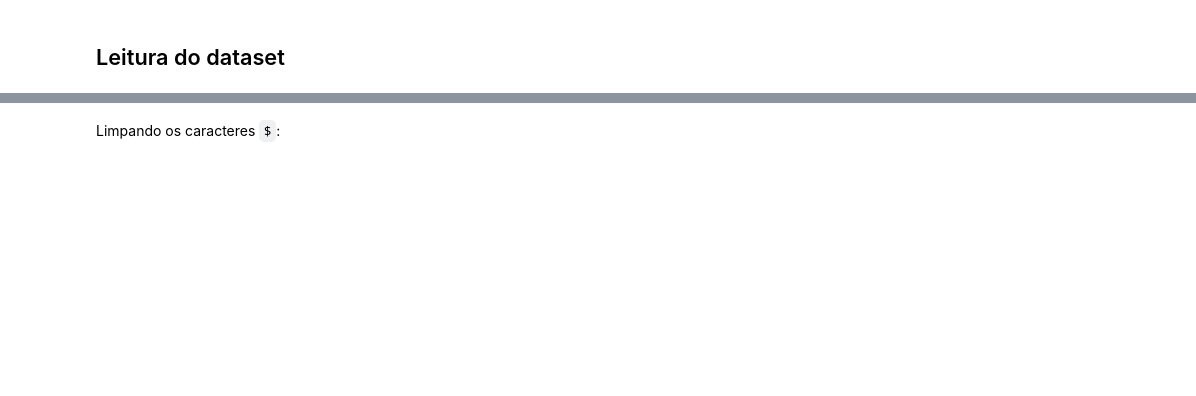
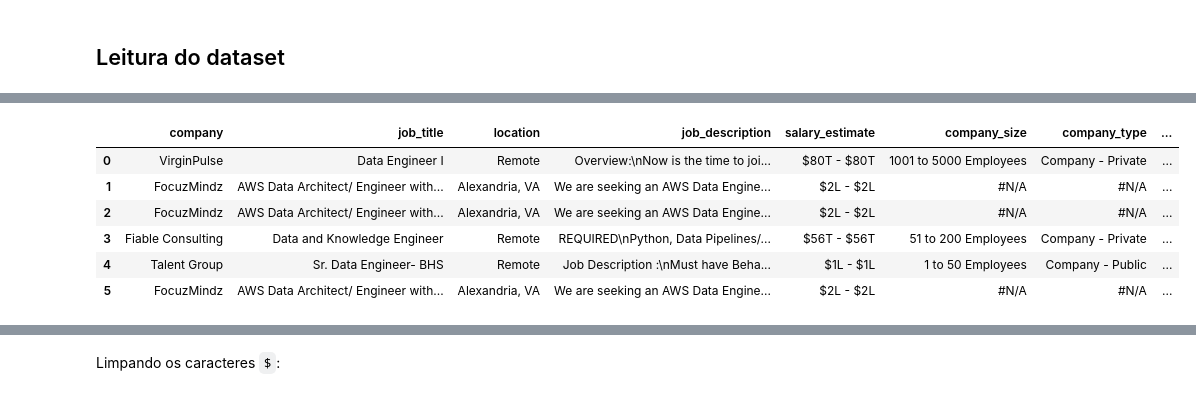
Before and after one commit to edinaldoab/previsao_remuneracao, a Jupyter notebook: tratamento/tratamento_dos_dados.ipynb, the cells around one changed output, grey strips where cells are left out. Drawn from its saved outputs; the diff is of its cells as text; code cells hidden in the pictures; blank space fills up the shorter version.

```diff
--- a/tratamento/tratamento_dos_dados.ipynb
+++ b/tratamento/tratamento_dos_dados.ipynb
@@ -44,5 +44,6 @@ url = 'https://raw.githubusercontent.com/edinaldoab/previsao_remuneracao/master/
 # %%
 from pyspark import SparkFiles
 
-spark.sparkContext.addFile(url)
+spark.sparkContext.addFile(url_github)
+
 dados = spark.read.csv(SparkFiles.get('Data_Engineer_United_States.csv'), header=True, multiLine=True, escape='"')
@@ -49 +69,4 @@ dados = spark.read.csv(SparkFiles.get('Data_Engineer_United_States.csv'), header
+# %%
+dados = dados\
+    .select(*[col(c).alias(c.replace(' ', '_')) for c in dados.columns])
 # %%
@@ -143,0 +195,16 @@ dados\
+# %%
+dados.withColumn('salary_estimate',
+                 when(dados['split_size'] == 1,
+                      concat(dados['salary_estimate'], lit(' - '), dados['salary_estimate'])
+                     ).otherwise(dados['salary_estimate'])
+                )\
+                .filter(dados['split_size'] == 1)\
+                .toPandas()
+# %% [output]
+|  | company | job_title | location | job_description | salary_estimate | company_size | company_type | ... |
+| 0 | VirginPulse | Data Engineer I | Remote | Overview:\nNow is the time to joi... | $80T - $80T | 1001 to 5000 Employees | Company - Private | ... |
+| 1 | FocuzMindz | AWS Data Architect/ Engineer with... | Alexandria, VA | We are seeking an AWS Data Engine... | $2L - $2L | #N/A | #N/A | ... |
+| 2 | FocuzMindz | AWS Data Architect/ Engineer with... | Alexandria, VA | We are seeking an AWS Data Engine... | $2L - $2L | #N/A | #N/A | ... |
+| 3 | Fiable Consulting | Data and Knowledge Engineer | Remote | REQUIRED\nPython, Data Pipelines/... | $56T - $56T | 51 to 200 Employees | Company - Private | ... |
+| 4 | Talent Group | Sr. Data Engineer- BHS | Remote | Job Description :\nMust have Beha... | $1L - $1L | 1 to 50 Employees | Company - Public | ... |
+| 5 | FocuzMindz | AWS Data Architect/ Engineer with... | Alexandria, VA | We are seeking an AWS Data Engine... | $2L - $2L | #N/A | #N/A | ... |
```
Also changed, not shown: parts of 74 cells of this notebook.
